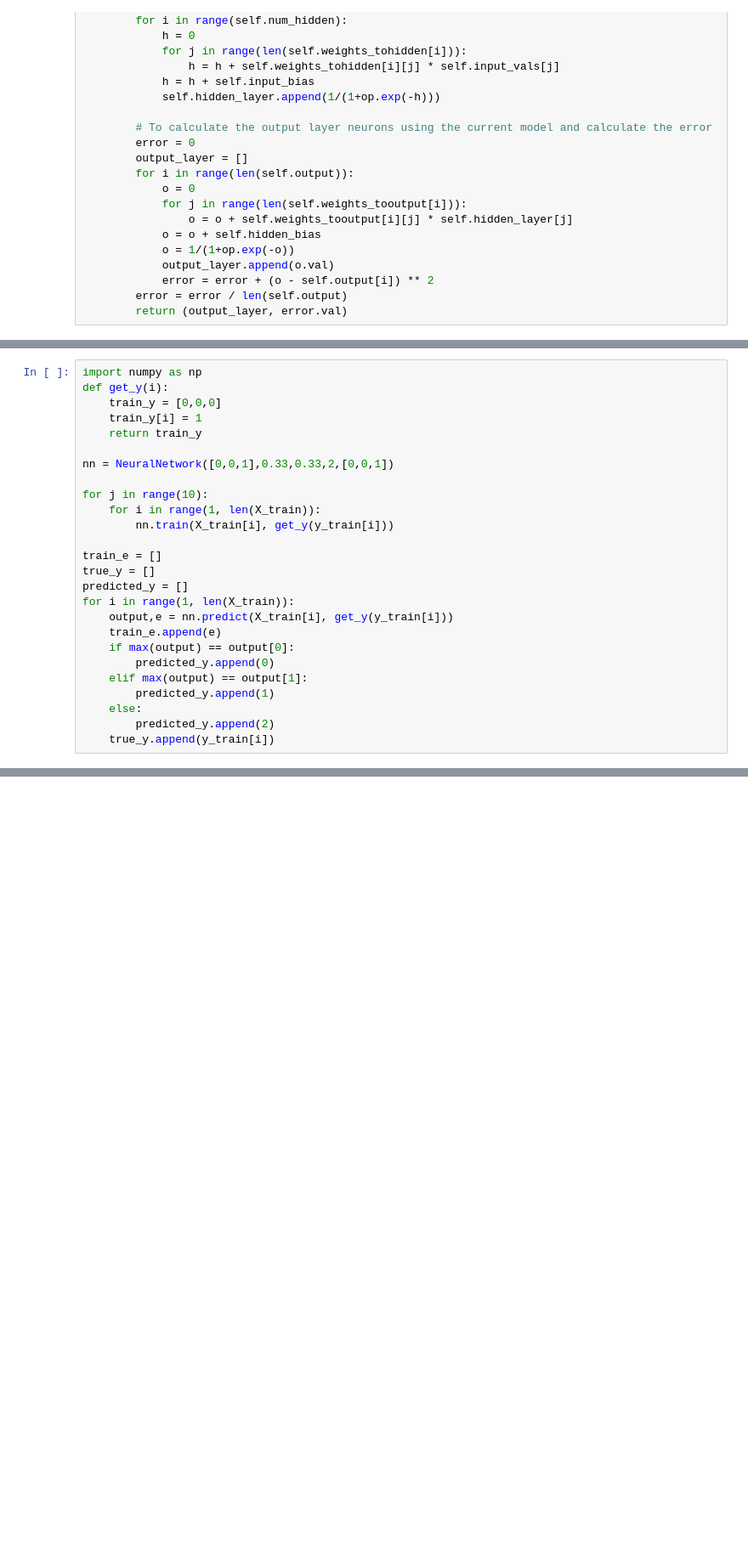
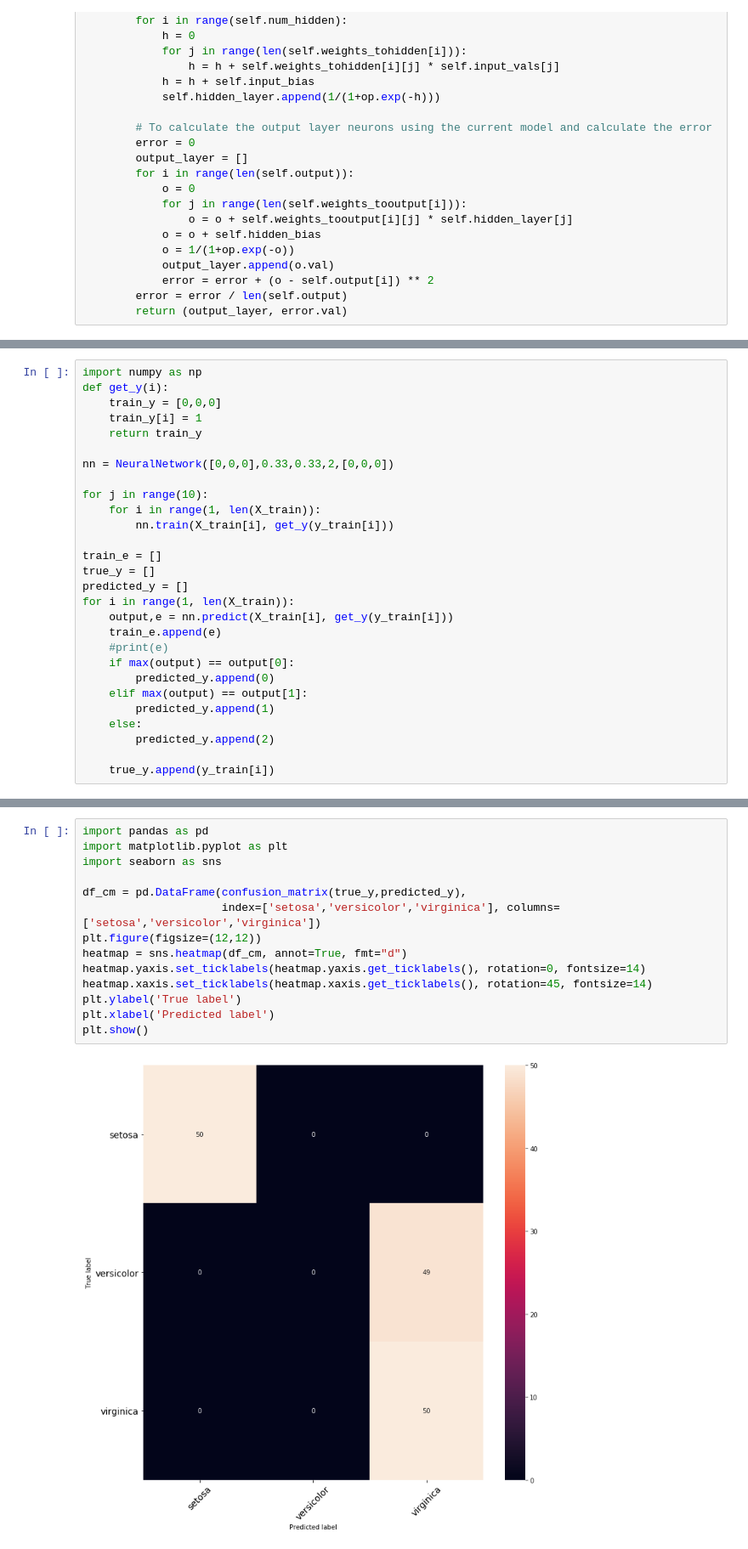
Before and after one commit to NicholasStern/Dotua, a Jupyter notebook: examples/neuralnet_demo.ipynb, the cells around one changed output, grey strips where cells are left out. Shown at 85% size. Drawn from its saved outputs; the diff is of its cells as text; blank space fills up the shorter version.

```diff
--- a/examples/neuralnet_demo.ipynb
+++ b/examples/neuralnet_demo.ipynb
@@ -137,7 +137,7 @@ def get_y(i):
     train_y[i] = 1
     return train_y
 
-nn = NeuralNetwork([0,0,1],0.33,0.33,2,[0,0,1])
+nn = NeuralNetwork([0,0,0],0.33,0.33,2,[0,0,0])
 
 for j in range(10):
     for i in range(1, len(X_train)):
@@ -149,10 +149,12 @@ predicted_y = []
 for i in range(1, len(X_train)):
     output,e = nn.predict(X_train[i], get_y(y_train[i]))
     train_e.append(e)
+    #print(e)
     if max(output) == output[0]:
         predicted_y.append(0)
     elif max(output) == output[1]:
         predicted_y.append(1)
     else:
         predicted_y.append(2)
+
     true_y.append(y_train[i])
@@ -175,0 +194,16 @@ plt.show()
+# %%
+import pandas as pd
+import matplotlib.pyplot as plt
+import seaborn as sns
+
+df_cm = pd.DataFrame(confusion_matrix(true_y,predicted_y),
+                     index=['setosa','versicolor','virginica'], columns=['setosa','versicolor','virginica'])
+plt.figure(figsize=(12,12))
+heatmap = sns.heatmap(df_cm, annot=True, fmt="d")
+heatmap.yaxis.set_ticklabels(heatmap.yaxis.get_ticklabels(), rotation=0, fontsize=14)
+heatmap.xaxis.set_ticklabels(heatmap.xaxis.get_ticklabels(), rotation=45, fontsize=14)
+plt.ylabel('True label')
+plt.xlabel('Predicted label')
+plt.show()
+# %% [output]
+[figure, added]
```
Also changed, not shown: parts of 7 cells of this notebook.
